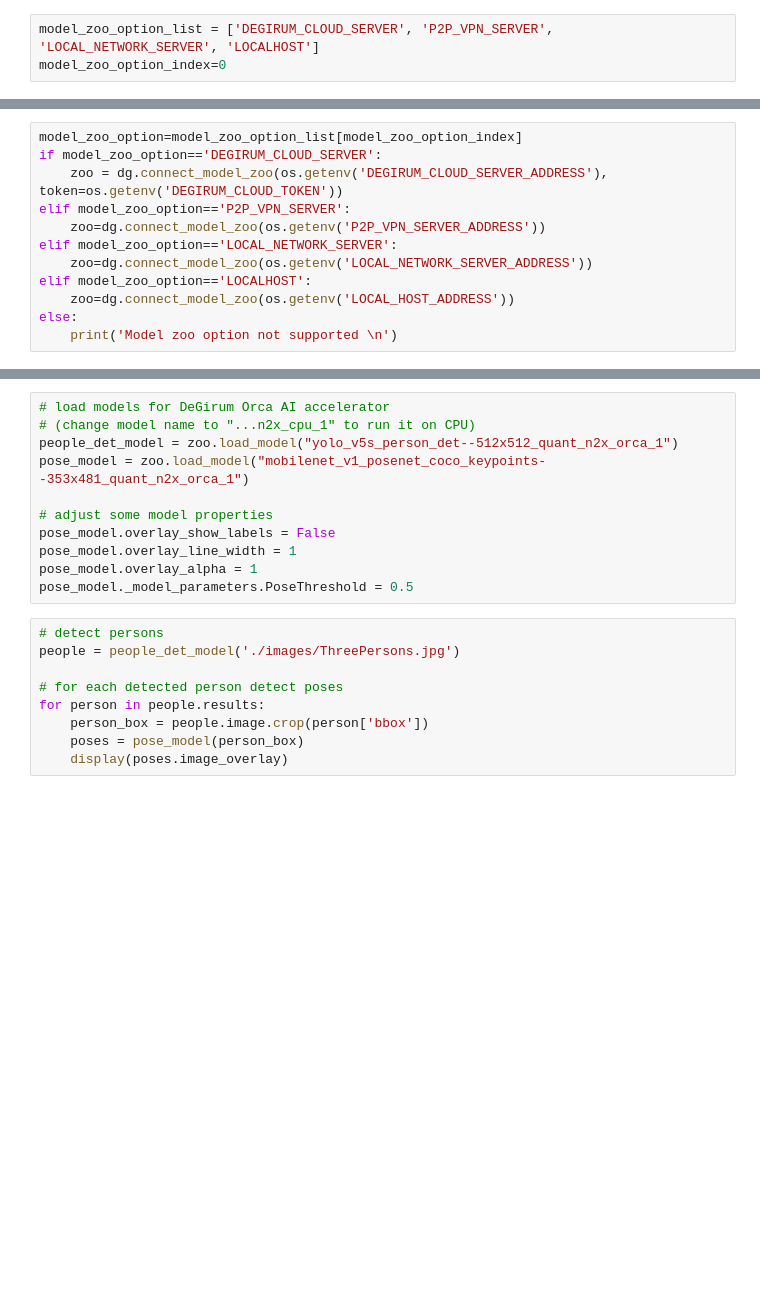
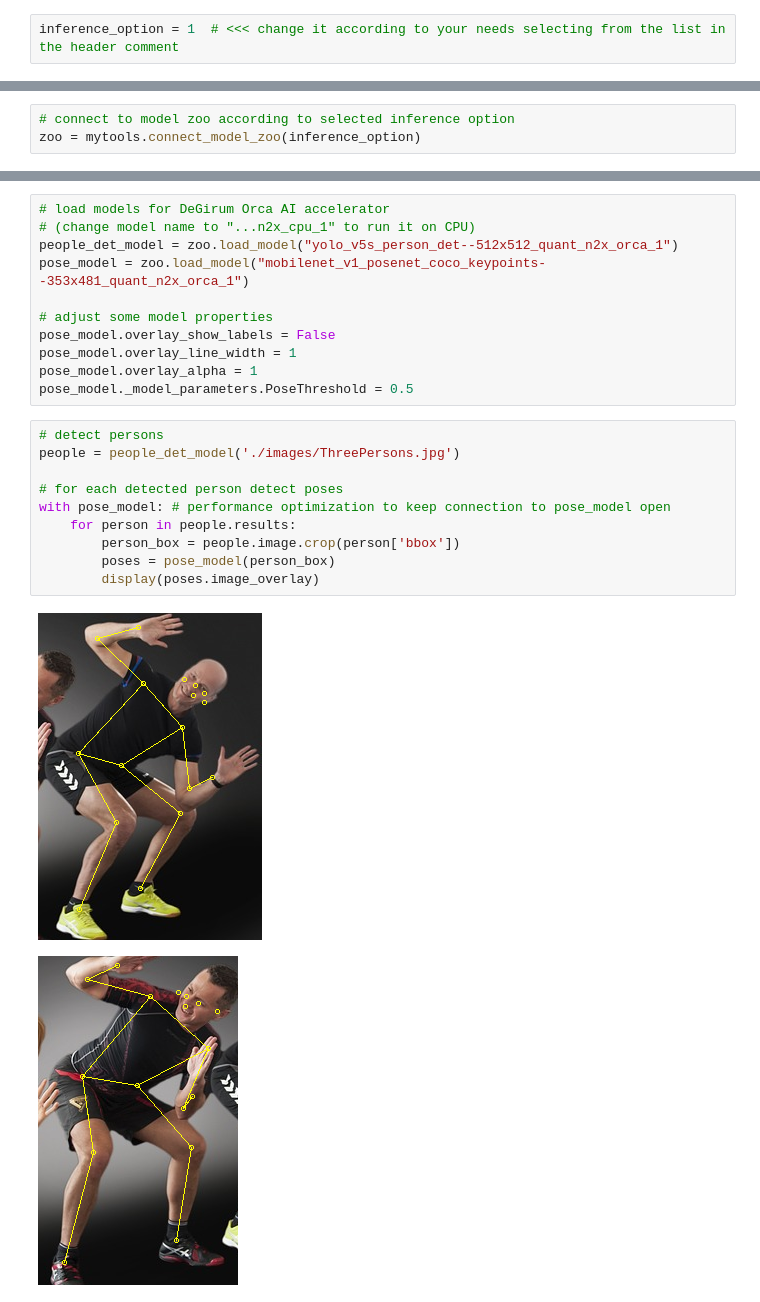
Before and after one commit to DeGirum/PySDKExamples, a Jupyter notebook: PersonPoseDetectionPipelinedImage.ipynb, the cells around one changed output, grey strips where cells are left out. Drawn from its saved outputs; the diff is of its cells as text; blank space fills up the shorter version.

Commit message:
PySDK examples overhaul: - housekeeping code is moved to mytools.py to declutter example code - documentation and comments are updated

```diff
--- a/PersonPoseDetectionPipelinedImage.ipynb
+++ b/PersonPoseDetectionPipelinedImage.ipynb
@@ -17,6 +18,5 @@ To try different options, you just need to change the __model_zoo_option_index__
 # %%
-model_zoo_option_list = ['DEGIRUM_CLOUD_SERVER', 'P2P_VPN_SERVER', 'LOCAL_NETWORK_SERVER', 'LOCALHOST']
-model_zoo_option_index=0
+inference_option = 1  # <<< change it according to your needs selecting from the list in the header comment
 # %% [markdown]
 ### The rest of the cells below should run without any modifications
 # %%
@@ -29,12 +25,3 @@ envs_loaded=load_dotenv()
 # %%
-model_zoo_option=model_zoo_option_list[model_zoo_option_index]
-if model_zoo_option=='DEGIRUM_CLOUD_SERVER':
-    zoo = dg.connect_model_zoo(os.getenv('DEGIRUM_CLOUD_SERVER_ADDRESS'), token=os.getenv('DEGIRUM_CLOUD_TOKEN'))
-elif model_zoo_option=='P2P_VPN_SERVER':
-    zoo=dg.connect_model_zoo(os.getenv('P2P_VPN_SERVER_ADDRESS'))
-elif model_zoo_option=='LOCAL_NETWORK_SERVER':
-    zoo=dg.connect_model_zoo(os.getenv('LOCAL_NETWORK_SERVER_ADDRESS'))
-elif model_zoo_option=='LOCALHOST':
-    zoo=dg.connect_model_zoo(os.getenv('LOCAL_HOST_ADDRESS'))
-else:
-    print('Model zoo option not supported \n')
+# connect to model zoo according to selected inference option
+zoo = mytools.connect_model_zoo(inference_option)
@@ -52,9 +41,13 @@ pose_model._model_parameters.PoseThreshold = 0.5
 # %%
 # detect persons
 people = people_det_model('./images/ThreePersons.jpg')
 
 # for each detected person detect poses
-for person in people.results:
-    person_box = people.image.crop(person['bbox'])
-    poses = pose_model(person_box)
-    display(poses.image_overlay)
+with pose_model: # performance optimization to keep connection to pose_model open
+    for person in people.results:
+        person_box = people.image.crop(person['bbox'])
+        poses = pose_model(person_box)
+        display(poses.image_overlay)
+# %% [output]
+[figure, added]
+[figure, added]
```
Also changed, not shown: parts of 6 cells of this notebook, 6 other files.
